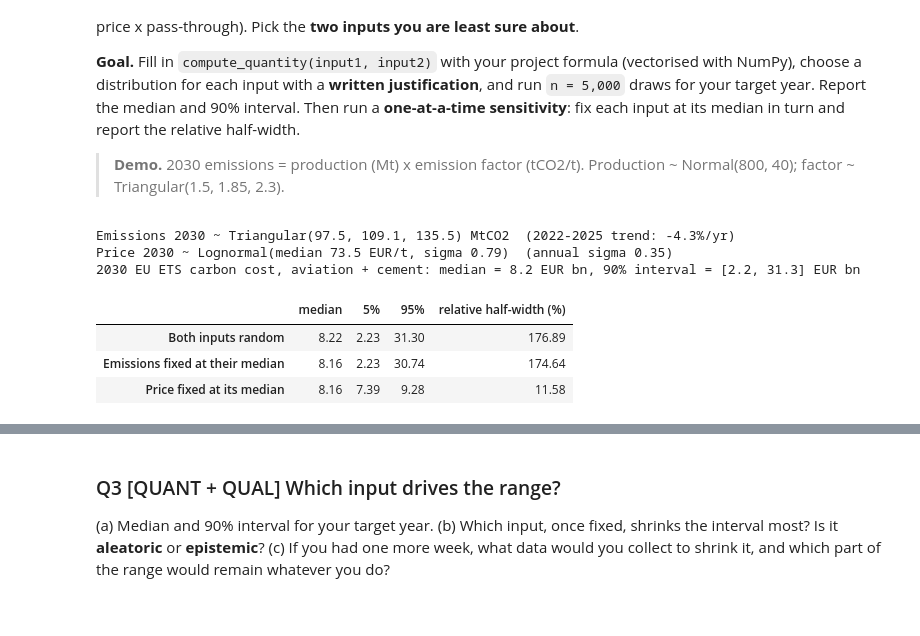
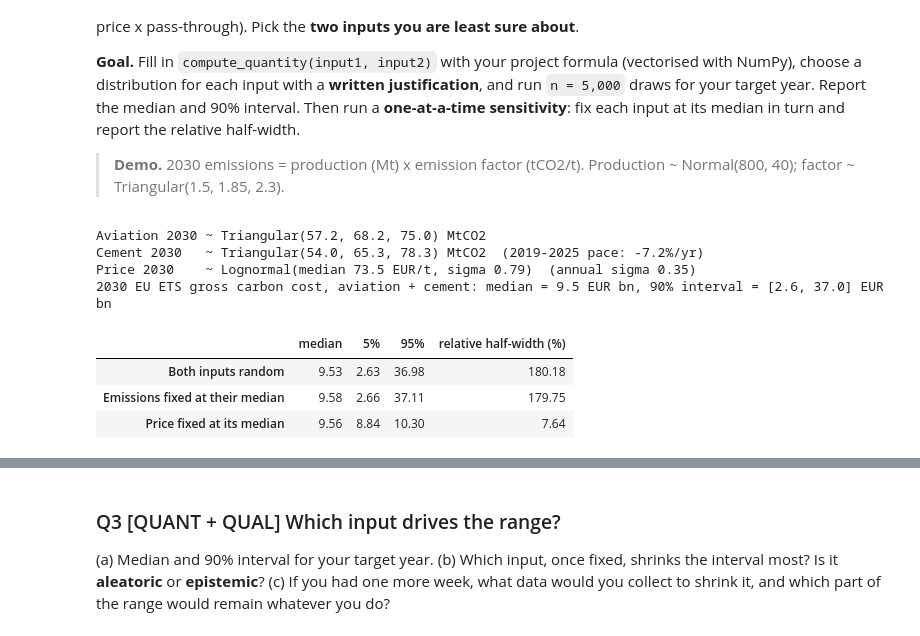
Before and after one commit to Coachbet/aidams-lab5-moulet-labergere-magret_delord-bettelli, a Jupyter notebook: labs/lab5.ipynb, the cells around one changed output, grey strips where cells are left out. Drawn from its saved outputs; the diff is of its cells as text; code cells hidden in the pictures.

```diff
--- a/labs/lab5.ipynb
+++ b/labs/lab5.ipynb
@@ -75,18 +93,24 @@ else:
     }).dropna()
     price = daily[daily["year"] <= 2025].groupby("year")["price"].mean()   # 2026 is not complete yet
 
-    # EU ETS verified emissions by sector (EEA, EU Transaction Log), MtCO2
+    # EU ETS verified emissions by sector (EEA, EU Transaction Log), MtCO2, kept separate per sector
     ets = pd.read_csv("data/eu-ets-sector-emissions.csv")
     ets = ets[ets["sector"].isin(["10 Aviation", "29 Production of cement clinker"])]
-    emissions = ets.groupby("year")["emissions_mt"].sum(min_count=2)    # both sectors (aviation only from 2012)
+    em = (ets.pivot(index="year", columns="sector", values="emissions_mt")
+             .rename(columns={"10 Aviation": "aviation_mt", "29 Production of cement clinker": "cement_mt"}))
 
-    inputs = pd.concat({"emissions_mt": emissions, "price_eur": price}, axis=1).dropna()
+    # We start in 2013. The 2012 aviation figure (84 Mt, against 53 Mt in 2013) most likely reflects a
+    # different scope (the ETS was limited to intra-EEA flights from 2013): to be checked at the source.
+    em = em[em.index >= 2013].dropna()
+    em["emissions_mt"] = em["aviation_mt"] + em["cement_mt"]
+
+    inputs = pd.concat([em, price.rename("price_eur")], axis=1).dropna()
     inputs.index = inputs.index.astype(int)
     series = pd.DataFrame({
         "year": inputs.index,
         "value": (inputs["emissions_mt"] * inputs["price_eur"] / 1000).to_numpy(),  # Mt x EUR/t = EUR m -> EUR bn
     })
-    NAME, UNIT = "EU ETS carbon cost, aviation + cement", "EUR bn"
+    NAME, UNIT = "EU ETS gross carbon cost, aviation + cement", "EUR bn"
 series.tail()
 # %% [output]
 |  | year | value |
@@ -263,55 +290,65 @@ TARGET_YEAR = 2030
 H_C = TARGET_YEAR - inputs.index.max()          # 5 years after the last observed year (2025)
 
 
-def compute_quantity(emissions_mt, price_eur):
-    """Carbon cost (EUR bn) = verified emissions (MtCO2) x EU ETS price (EUR/t) / 1000."""
-    return emissions_mt * price_eur / 1000
+def compute_quantity(aviation_mt, cement_mt, price_eur, cement_paid_share=1.0):
+    """Carbon cost (EUR bn) = (aviation + paid share of cement emissions, MtCO2) x EU ETS price (EUR/t) / 1000.
+    With cement_paid_share = 1 this is the GROSS cost (every tonne at the market price)."""
+    return (aviation_mt + cement_paid_share * cement_mt) * price_eur / 1000
 
 
-# Input 1, 2030 emissions of aviation + cement ~ Triangular(low, mode, high). We do not know the
-# abatement pace, only a plausible range, so a Triangular is the natural choice:
-#   mode = the 2025 level continued at its 2022-2025 trend,
-#   low  = a pace 1.5 times faster (CBAM and the end of free allocation push cement to abate),
-#   high = no further reduction (aviation traffic keeps growing and offsets cement).
-e_2025 = inputs["emissions_mt"].iloc[-1]
-g = (e_2025 / inputs.loc[2022, "emissions_mt"]) ** (1 / 3) - 1
-e_low, e_mode, e_high = e_2025 * (1 + 1.5 * g) ** H_C, e_2025 * (1 + g) ** H_C, e_2025
-emissions_2030 = rng.triangular(e_low, e_mode, e_high, N)
+# ---- Input 1: 2030 emissions, modelled sector by sector because the two sectors move in opposite directions.
+# Triangular(low, mode, high): we do not know the pace, only a plausible range. These are judgement calls that
+# we would replace with installation-level data.
+# Aviation (rebound after COVID, offset by efficiency and SAF):
+#   low = flat at the 2025 level, mode = back to the 2019 (pre-COVID) level, high = 10% above 2019.
+av_2025, av_2019 = inputs["aviation_mt"].iloc[-1], inputs.loc[2019, "aviation_mt"]
+av_low, av_mode, av_high = av_2025, av_2019, 1.10 * av_2019
+aviation_2030 = rng.triangular(av_low, av_mode, av_high, N)
 
-# Input 2, 2030 EU ETS price ~ Lognormal: a price cannot be negative and its changes are multiplicative.
+# Cement (declining since 2019):
+#   low = the 2019-2025 pace continues, mode = half that pace (the 2022-2025 demand shock fades), high = flat.
+ce_2025 = inputs["cement_mt"].iloc[-1]
+g_ce = (ce_2025 / inputs.loc[2019, "cement_mt"]) ** (1 / 6) - 1
+ce_low, ce_mode, ce_high = ce_2025 * (1 + g_ce) ** H_C, ce_2025 * (1 + g_ce / 2) ** H_C, ce_2025
+cement_2030 = rng.triangular(ce_low, ce_mode, ce_high, N)
+
+# ---- Input 2: 2030 EU ETS price ~ Lognormal: a price cannot be negative and its changes are multiplicative.
 # Median = 2025 average price (random walk, no drift); sigma = st. dev. of the annual log changes since
 # the 2018 MSR reform, scaled by sqrt(5) for a 5-year horizon.
 p_2025 = inputs["price_eur"].iloc[-1]
 sigma_year = np.diff(np.log(inputs.loc[2018:, "price_eur"])).std(ddof=1)
 price_2030 = p_2025 * np.exp(rng.normal(0, sigma_year * np.sqrt(H_C), N))
 
-print(f"Emissions 2030 ~ Triangular({e_low:.1f}, {e_mode:.1f}, {e_high:.1f}) MtCO2  (2022-2025 trend: {g:.1%}/yr)")
-print(f"Price 2030 ~ Lognormal(median {p_2025:.1f} EUR/t, sigma {sigma_year * np.sqrt(H_C):.2f})  (annual sigma {sigma_year:.2f})")
+print(f"Aviation 2030 ~ Triangular({av_low:.1f}, {av_mode:.1f}, {av_high:.1f}) MtCO2")
+print(f"Cement 2030   ~ Triangular({ce_low:.1f}, {ce_mode:.1f}, {ce_high:.1f}) MtCO2  (2019-2025 pace: {g_ce:.1%}/yr)")
+print(f"Price 2030    ~ Lognormal(median {p_2025:.1f} EUR/t, sigma {sigma_year * np.sqrt(H_C):.2f})  (annual sigma {sigma_year:.2f})")
 
-draws = compute_quantity(emissions_2030, price_2030)
+draws = compute_quantity(aviation_2030, cement_2030, price_2030)
 q05, q50, q95 = np.percentile(draws, [5, 50, 95])
 print(f"{TARGET_YEAR} {NAME}: median = {q50:,.1f} {UNIT}, 90% interval = [{q05:,.1f}, {q95:,.1f}] {UNIT}")
 
 
 # One-at-a-time sensitivity: fix one input at its median, keep the other random
 def summarise(x):
     lo, med, hi = np.percentile(x, [5, 50, 95])
     return med, lo, hi, 100 * (hi - lo) / 2 / med      # relative half-width in %
 
 
+av_med, ce_med = np.median(aviation_2030), np.median(cement_2030)
 cases = {
     "Both inputs random": draws,
-    "Emissions fixed at their median": compute_quantity(np.median(emissions_2030), price_2030),
-    "Price fixed at its median": compute_quantity(emissions_2030, np.median(price_2030)),
+    "Emissions fixed at their median": compute_quantity(av_med, ce_med, price_2030),
+    "Price fixed at its median": compute_quantity(aviation_2030, cement_2030, np.median(price_2030)),
 }
 sens = pd.DataFrame([summarise(x) for x in cases.values()], index=list(cases),
                     columns=["median", "5%", "95%", "relative half-width (%)"])
 sens
 # %% [output]
-Emissions 2030 ~ Triangular(97.5, 109.1, 135.5) MtCO2  (2022-2025 trend: -4.3%/yr)
-Price 2030 ~ Lognormal(median 73.5 EUR/t, sigma 0.79)  (annual sigma 0.35)
-2030 EU ETS carbon cost, aviation + cement: median = 8.2 EUR bn, 90% interval = [2.2, 31.3] EUR bn
+Aviation 2030 ~ Triangular(57.2, 68.2, 75.0) MtCO2
+Cement 2030   ~ Triangular(54.0, 65.3, 78.3) MtCO2  (2019-2025 pace: -7.2%/yr)
+Price 2030    ~ Lognormal(median 73.5 EUR/t, sigma 0.79)  (annual sigma 0.35)
+2030 EU ETS gross carbon cost, aviation + cement: median = 9.5 EUR bn, 90% interval = [2.6, 37.0] EUR bn
 |  | median | 5% | 95% | relative half-width (%) |
-| Both inputs random | 8.22 | 2.23 | 31.30 | 176.89 |
-| Emissions fixed at their median | 8.16 | 2.23 | 30.74 | 174.64 |
-| Price fixed at its median | 8.16 | 7.39 | 9.28 | 11.58 |
+| Both inputs random | 9.53 | 2.63 | 36.98 | 180.18 |
+| Emissions fixed at their median | 9.58 | 2.66 | 37.11 | 179.75 |
+| Price fixed at its median | 9.56 | 8.84 | 10.30 | 7.64 |
```
Also changed, not shown: parts of 15 cells of this notebook, 2 other files.
